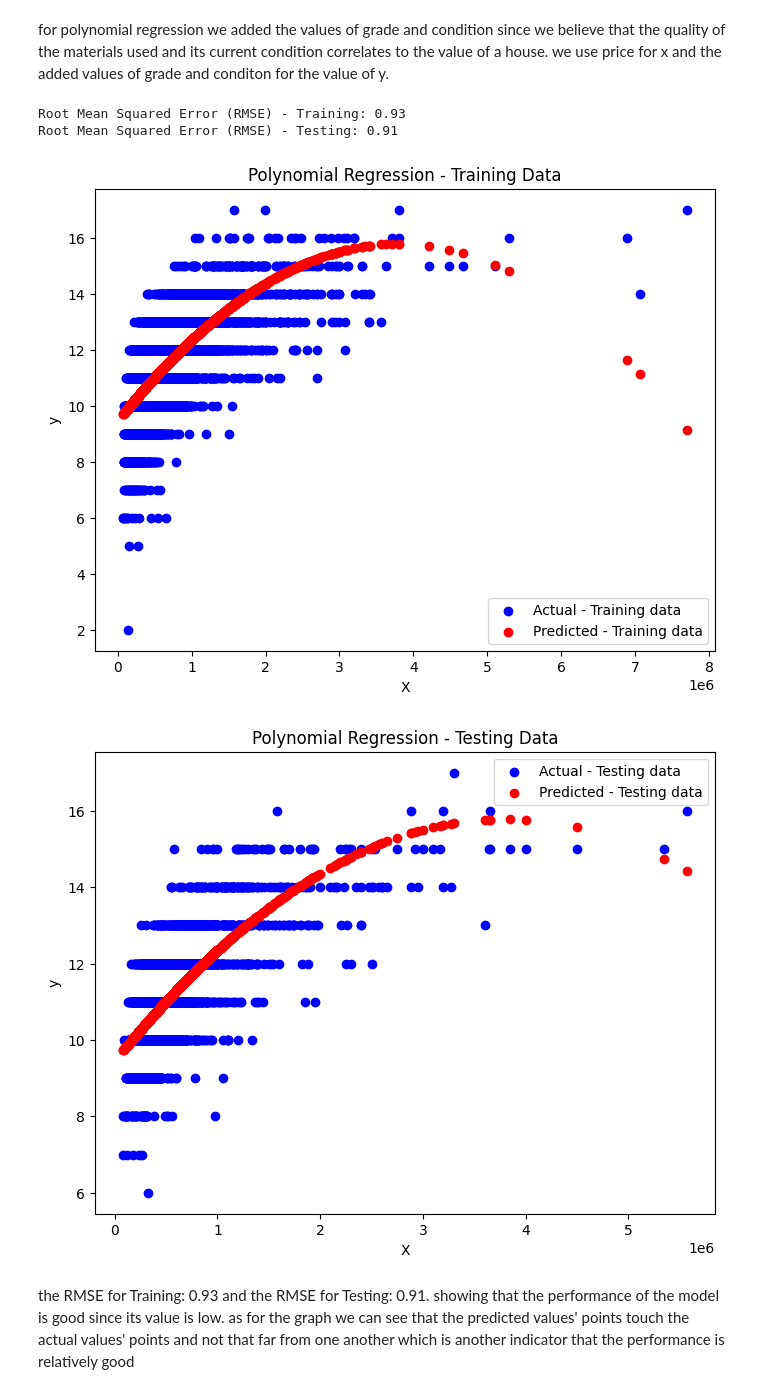
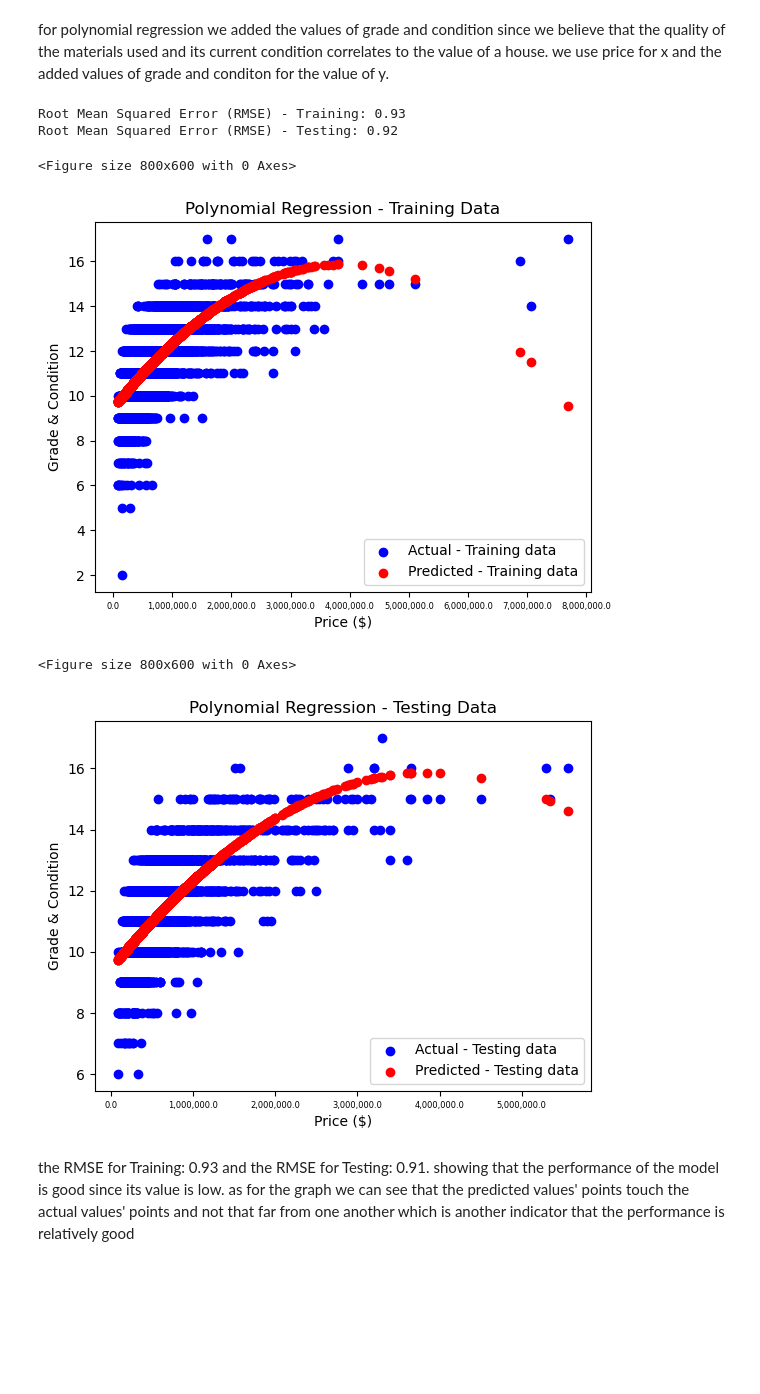
Before and after one commit to srraDs/STINTSY-MP, a Jupyter notebook: MP.ipynb, the cells around one changed output. Saved outputs shown, nothing was run; the diff lists cells and outputs as text; code cells hidden in the pictures; blank space fills up the shorter version.

```diff
--- a/MP.ipynb
+++ b/MP.ipynb
@@ -503,40 +514,50 @@ X_poly_test = poly.transform(X_test)
 model = LinearRegression()
 model.fit(X_poly_train, y_train)
 
 # Predictions on training and testing data
 y_pred_train = model.predict(X_poly_train)
 y_pred_test = model.predict(X_poly_test)
 
 # Calculating the RMSE for training and testing data
 rmse_train = np.sqrt(mean_squared_error(y_train, y_pred_train))
 rmse_test = np.sqrt(mean_squared_error(y_test, y_pred_test))
 print(f"Root Mean Squared Error (RMSE) - Training: {rmse_train:.2f}")
 print(f"Root Mean Squared Error (RMSE) - Testing: {rmse_test:.2f}")
 
 # Visualizing the training results
 plt.figure(figsize=(8, 6))
+fig, ax = plt.subplots()
 plt.scatter(X_train, y_train, color='blue', label='Actual - Training data')
 plt.scatter(X_train, y_pred_train, color='red', label='Predicted - Training data')
 plt.title('Polynomial Regression - Training Data')
-plt.xlabel('X')
-plt.ylabel('y')
+plt.xlabel('Price ($)')
+plt.ylabel('Grade & Condition')
+
+plt.xticks(fontsize=6)
+ax.xaxis.set_major_formatter(StrMethodFormatter('{x:,}'))
 plt.legend()
 plt.show()
 
 # Visualizing the testing results
 plt.figure(figsize=(8, 6))
+fig, ax = plt.subplots()
 plt.scatter(X_test, y_test, color='blue', label='Actual - Testing data')
 plt.scatter(X_test, y_pred_test, color='red', label='Predicted - Testing data')
 plt.title('Polynomial Regression - Testing Data')
-plt.xlabel('X')
-plt.ylabel('y')
+plt.xlabel('Price ($)')
+plt.ylabel('Grade & Condition')
+
+plt.xticks(fontsize=6)
+ax.xaxis.set_major_formatter(StrMethodFormatter('{x:,}'))
 plt.legend()
 plt.show()
 # %% [output]
 Root Mean Squared Error (RMSE) - Training: 0.93
-Root Mean Squared Error (RMSE) - Testing: 0.91
+Root Mean Squared Error (RMSE) - Testing: 0.92
+<Figure size 800x600 with 0 Axes>
-[figure, old version]
+[figure, new version]
+<Figure size 800x600 with 0 Axes>
-[figure, old version]
+[figure, new version]
 # %% [markdown]
 the RMSE for Training: 0.93 and the RMSE for Testing: 0.91. showing that the performance of the model is good since its value is low. as for the graph we can see that the predicted values' points touch the actual values' points and not that far from one another which is another indicator that the performance is relatively good
 # %% [markdown]
```
Also changed, not shown: parts of 13 cells of this notebook.
